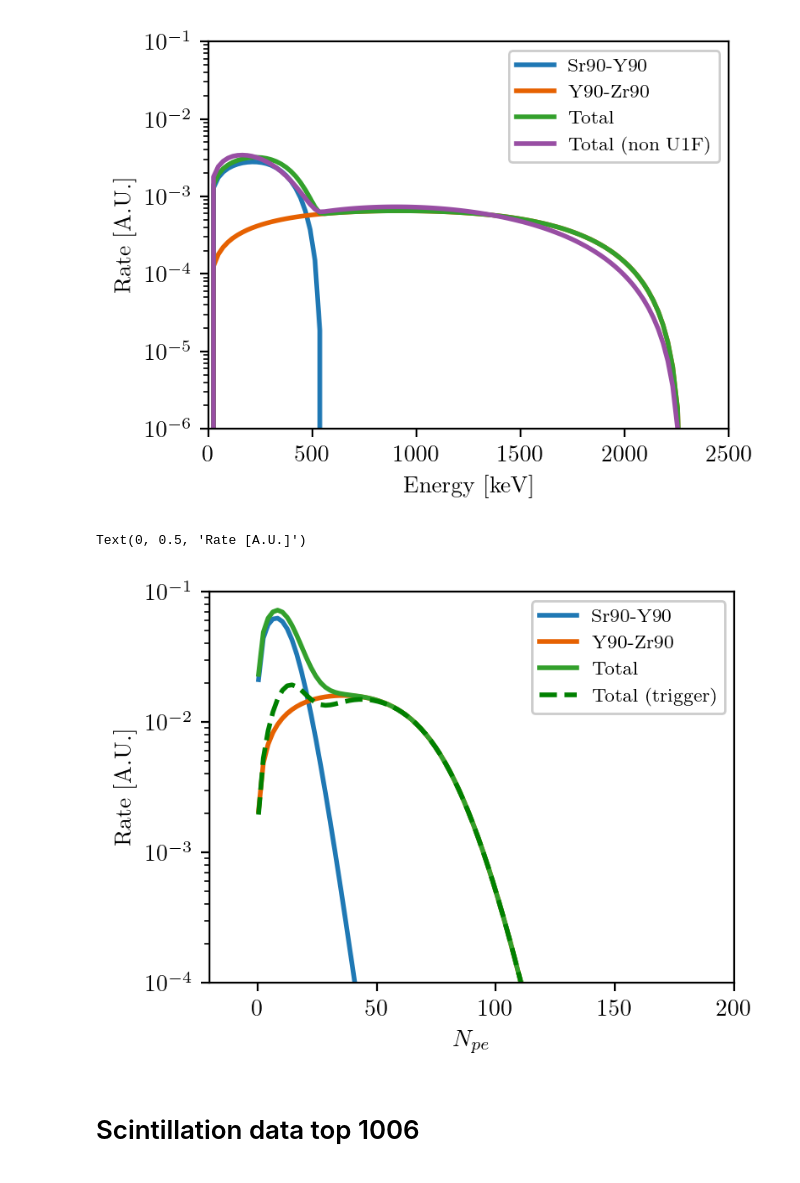
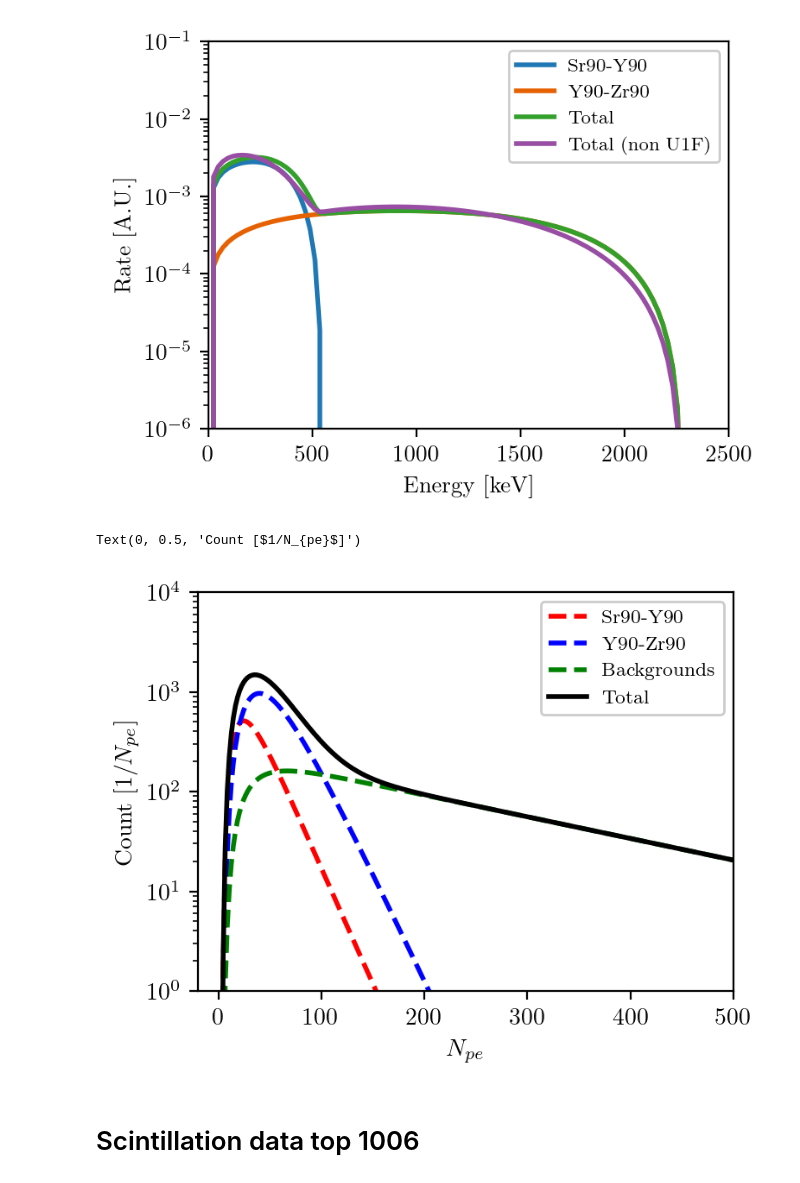
Before and after one commit to darkside-princeton/sipm-analysis, a Jupyter notebook: jupyter/scintillation-allan.ipynb, the cells around one changed output. Saved outputs shown, nothing was run; the diff lists cells and outputs as text; code cells hidden in the pictures.

```diff
--- a/jupyter/scintillation-allan.ipynb
+++ b/jupyter/scintillation-allan.ipynb
@@ -58,26 +64,31 @@ plt.ylim(1e-6, 1e-1)
 # %% [output]
 (1e-06, 0.1)
 [figure]
-# %%
-enf = 1.5
-lyp = 20/500
-npe = np.linspace(0.5, 1000, 500)
-norm_sr90, _ = beta.beta_shape_norm(Q=const.Q_SR90, Z=const.Z_Y90, A=const.A_SR90, u1f=True)
-norm_y90, _ = beta.beta_shape_norm(Q=const.Q_Y90, Z=const.Z_ZR90, A=const.A_SR90, u1f=True)
-plt.figure(1)
-plt.plot(npe, [beta.beta_spectrum(Npe=npe_, C=1/norm_sr90, gamma=enf, Lyp=lyp, Q=const.Q_SR90, Z=const.Z_Y90, A=const.A_SR90, u1f=True) for npe_ in npe], label='Sr90-Y90')
-plt.plot(npe, [beta.beta_spectrum(Npe=npe_, C=1/norm_y90, gamma=enf, Lyp=lyp, Q=const.Q_Y90, Z=const.Z_ZR90, A=const.A_SR90, u1f=True) for npe_ in npe], label='Y90-Zr90')
-plt.plot(npe, [beta.beta_spectrum(Npe=npe_, C=1/norm_sr90, gamma=enf, Lyp=lyp, Q=const.Q_SR90, Z=const.Z_Y90, A=const.A_SR90, u1f=True)+beta.beta_spectrum(Npe=npe_, C=1/norm_y90, gamma=enf, Lyp=lyp, Q=const.Q_Y90, Z=const.Z_ZR90, A=const.A_SR90, u1f=True) for npe_ in npe], label='Total')
-plt.plot(npe, [beta.trigger_eff(Npe=npe_, N0=20, B=20)*(beta.beta_spectrum(Npe=npe_, C=1/norm_sr90, gamma=enf, Lyp=lyp, Q=const.Q_SR90, Z=const.Z_Y90, A=const.A_SR90, u1f=True)+beta.beta_spectrum(Npe=npe_, C=1/norm_y90, gamma=enf, Lyp=lyp, Q=const.Q_Y90, Z=const.Z_ZR90, A=const.A_SR90, u1f=True)) for npe_ in npe], 'g--', label='Total (trigger)')
-plt.legend(loc='upper right')
-plt.yscale('log')
-plt.ylim(1e-4, 1e-1)
-plt.xlim(-20, 200)
-plt.xlabel(r'$N_{pe}$')
-plt.ylabel('Rate [A.U.]')
-# %% [output]
-Text(0, 0.5, 'Rate [A.U.]')
-[figure, removed]
+# %%
+n_beta=2e5
+n_bkg=5e4
+N0_trig=30
+B_trig=5
+enf=10
+b_bkg=0.005
+lyp=15/500
+npe = np.linspace(0.5, 1000, 500)
+plt.figure(1)
+spectra = np.array(beta.model(npe, n_beta, n_bkg, N0_trig, B_trig, enf, b_bkg, lyp))
+# print(spectra.shape)
+plt.plot(npe, spectra[0], 'r--', label='Sr90-Y90')
+plt.plot(npe, spectra[1], 'b--', label='Y90-Zr90')
+plt.plot(npe, spectra[2], 'g--', label='Backgrounds')
+plt.plot(npe, spectra[3], 'k-', label='Total')
+plt.legend(loc='upper right')
+plt.yscale('log')
+plt.ylim(1e0, 1e4)
+plt.xlim(-20, 500)
+plt.xlabel(r'$N_{pe}$')
+plt.ylabel(r'Count [$1/N_{pe}$]')
+# %% [output]
+Text(0, 0.5, 'Count [$1/N_{pe}$]')
+[figure, added]
 # %% [markdown]
 # Scintillation data top 1006
 # %% [markdown]
```
Also changed, not shown: parts of 12 cells of this notebook, 1 other file.
